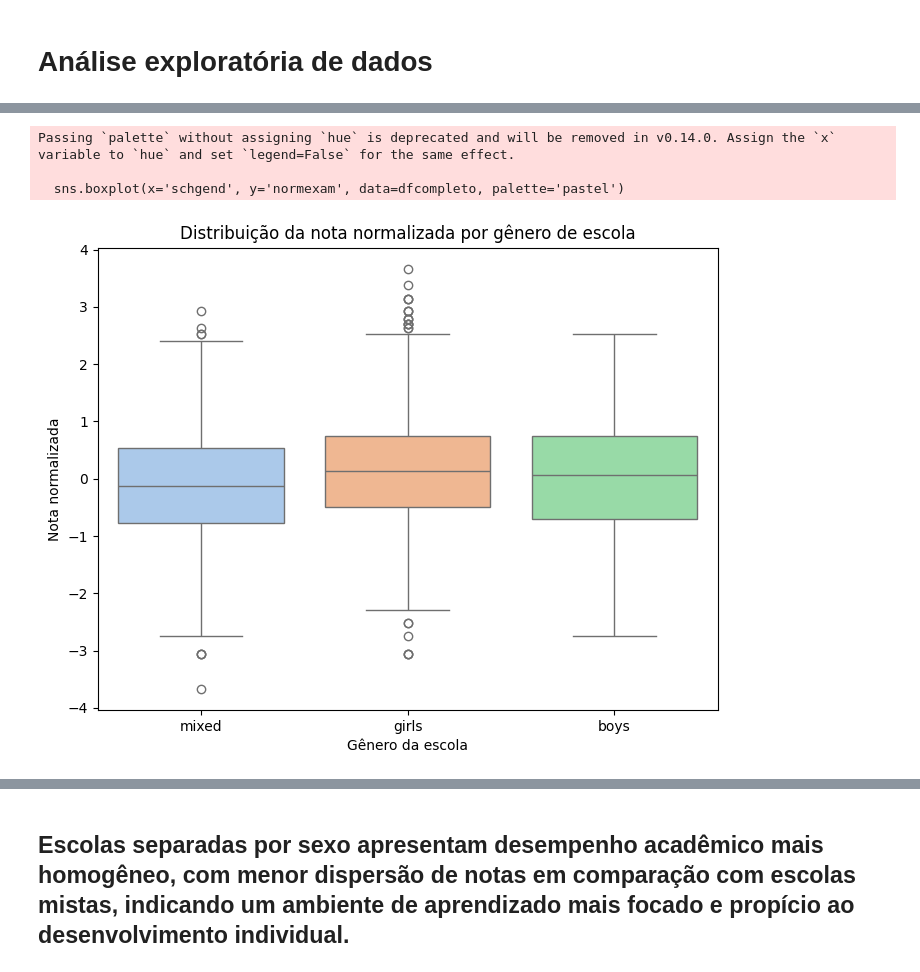
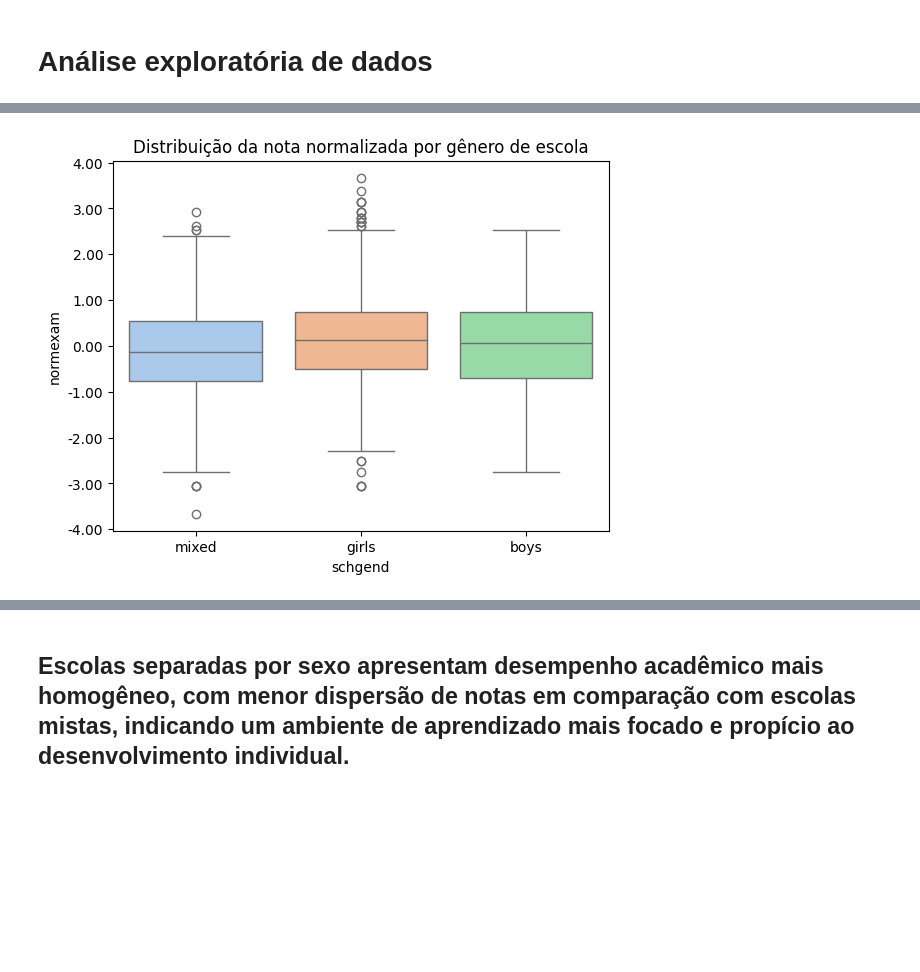
Before and after one commit to VitoriaSampaiodev/case-predi-o, a Jupyter notebook: vitoriaalves_case_predição2.ipynb, the cells around one changed output, grey strips where cells are left out. Cells and saved outputs as stored; diff of their text form; code cells hidden in the pictures; blank space fills up the shorter version.

```diff
--- a/vitoriaalves_case_predição2.ipynb
+++ b/vitoriaalves_case_predição2.ipynb
@@ -349,12 +287,21 @@ grouped_summary
-# %%
-plt.figure(figsize=(8, 6))
-sns.boxplot(x='schgend', y='normexam', data=dfcompleto, palette='pastel')
-plt.title('Distribuição da nota normalizada por gênero de escola')
-plt.xlabel('Gênero da escola')
-plt.ylabel('Nota normalizada')
-plt.show()
-# %% [output]
-Passing `palette` without assigning `hue` is deprecated and will be removed in v0.14.0. Assign the `x` variable to `hue` and set `legend=False` for the same effect.
-
-  sns.boxplot(x='schgend', y='normexam', data=dfcompleto, palette='pastel')
-[figure, removed]
+# %%
+# Criação do box plot usando a biblioteca seaborn
+sns.boxplot(x='schgend', y='normexam', hue='schgend', data=df_complete, palette='pastel', dodge=False, legend=False)
+
+# Ajustar o layout da legenda (remover legendas duplicadas)
+handles, labels = plt.gca().get_legend_handles_labels()
+by_label = dict(zip(labels, handles))
+plt.legend(by_label.values(), by_label.keys(), frameon=False)
+
+plt.title('Distribuição da nota normalizada por gênero de escola')
+plt.xlabel('schgend')
+plt.ylabel('normexam')
+
+# Configurar o formato de exibição dos valores numéricos
+
+plt.gca().yaxis.set_major_formatter(plt.FormatStrFormatter('%.2f'))
+
+
+plt.show()
+# %% [output]
+[figure, added]
```
Also changed, not shown: parts of 106 cells of this notebook.
